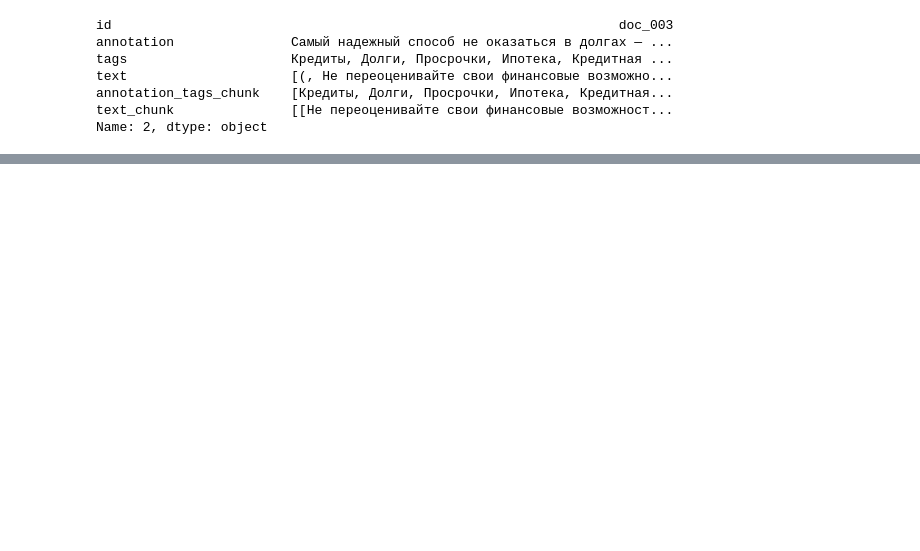
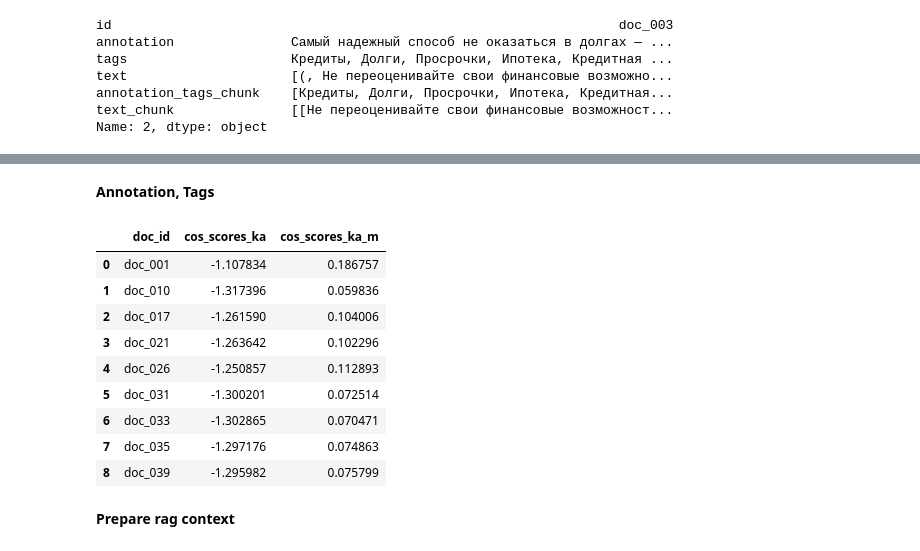
Before and after one commit to Dangennadevich/Raiff-LLM-Hack-2025, a Jupyter notebook: dev-strategy_2.ipynb, the cells around one changed output, grey strips where cells are left out. Saved outputs shown, nothing was run; the diff lists cells and outputs as text; code cells hidden in the pictures; blank space fills up the shorter version.

Commit message:
ipynb pipeline prepared dataset -> llm call ready

```diff
--- a/dev-strategy_2.ipynb
+++ b/dev-strategy_2.ipynb
@@ -302,0 +632,31 @@ assert correct_id in top_k_similarities[0], 'Что то не работает =
+# %% [markdown]
+__Annotation, Tags__
+# %%
+df_tags_annot_result = pd.DataFrame({
+    'top_k_indices_key_annot' : top_k_indices_key_annot[0].T,
+    'cos_scores_ka' : top_k_similarities_key_annot[0].T,
+    'doc_id' : [storage_t[idx.item()][0] for idx in top_k_indices_key_annot[0]]
+    })
+
+# Могут быть дубли, на 1 документ 2 чанка - возьмем наиближайшего соседа
+df_tags_annot_result_agg = df_tags_annot_result.groupby('doc_id')['cos_scores_ka'].min().reset_index()
+# Номрализуем косинусную близость - чам больше - тем ближе, т.е. лучше
+df_tags_annot_result_agg['cos_scores_ka_m'] = z_logistic(df_tags_annot_result_agg['cos_scores_ka'])
+# Взвешиваем скор
+df_tags_annot_result_agg['cos_scores_ka_m'] = df_tags_annot_result_agg['cos_scores_ka_m'] * 0.2
+
+# Документ, косинусная близость, нормированная косинусная близость
+df_tags_annot_result_agg
+# %% [output]
+|  | doc_id | cos_scores_ka | cos_scores_ka_m |
+| 0 | doc_001 | -1.107834 | 0.186757 |
+| 1 | doc_010 | -1.317396 | 0.059836 |
+| 2 | doc_017 | -1.261590 | 0.104006 |
+| 3 | doc_021 | -1.263642 | 0.102296 |
+| 4 | doc_026 | -1.250857 | 0.112893 |
+| 5 | doc_031 | -1.300201 | 0.072514 |
+| 6 | doc_033 | -1.302865 | 0.070471 |
+| 7 | doc_035 | -1.297176 | 0.074863 |
+| 8 | doc_039 | -1.295982 | 0.075799 |
+# %% [markdown]
+__Prepare rag context__
```
Also changed, not shown: parts of 41 cells of this notebook.
